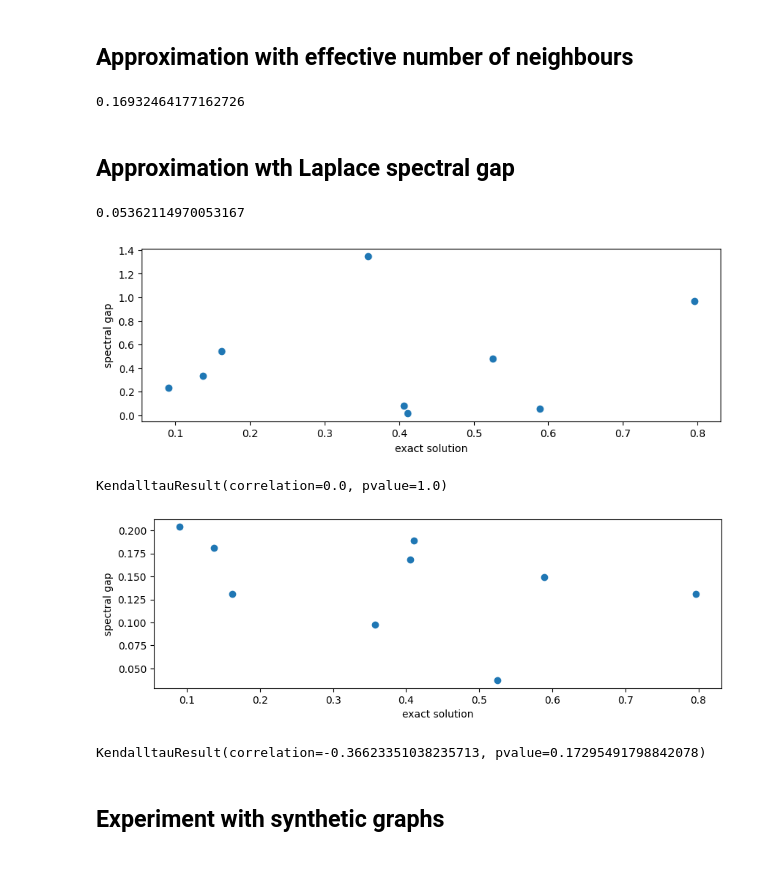
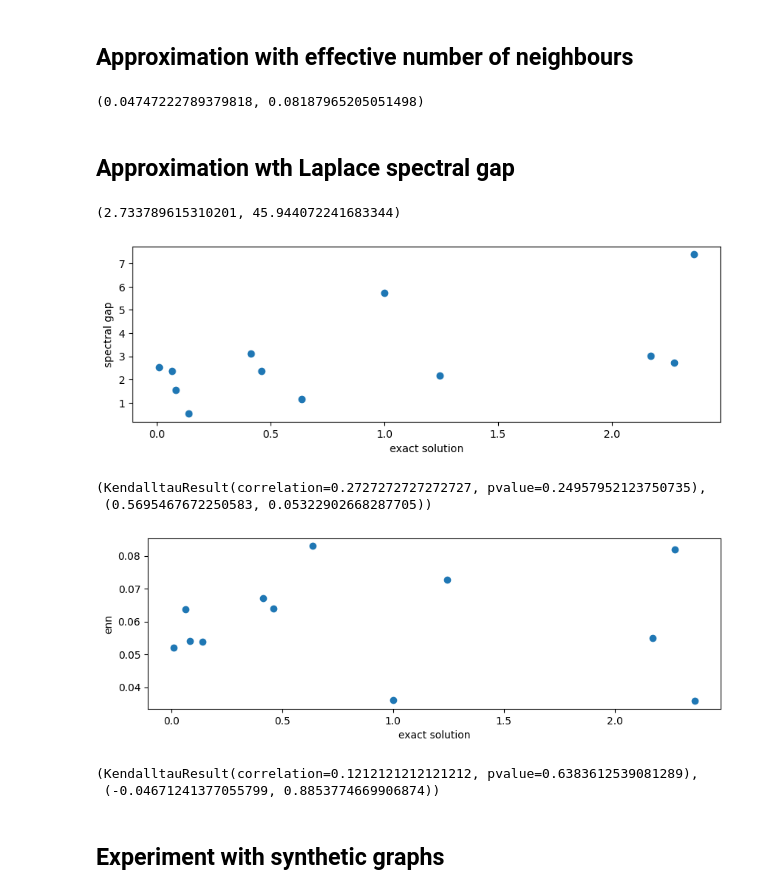
Before and after one commit to Konstantin-Iakovlev/Transport_flows, a Jupyter notebook: MCFP.ipynb, the cells around one changed output. Saved outputs shown, nothing was run; the diff lists cells and outputs as text; code cells hidden in the pictures; blank space fills up the shorter version.

Commit message:
Implemented SNDlib experiments

```diff
--- a/MCFP.ipynb
+++ b/MCFP.ipynb
@@ -178,9 +222,9 @@ def enn_approx(graph, gamma):
     n_w /= np.sum(e_vals ** 2 / (1 - gamma * e_vals ** 2)) / W.shape[0]
     return n_w
 
-enn_approx(graph, 0.001)
+enn_approx(graph, 0.01), enn_approx(graph, 0.001)
 # %% [output]
-0.16932464177162726
+(0.04747222789379818, 0.08187965205051498)
 # %% [markdown]
 ## Approximation wth Laplace spectral gap
 # %%
@@ -191,14 +235,15 @@ def spectral_gap_approx(graph):
     for i, d in enumerate(degrees):
         Deg[i, i] = d
     L = Deg - W
-    e_vals, _ = eigen.eigsh(W, k=2)
+    e_vals, _ = eigen.eigsh(W, k=W.shape[0] - 1)
     l1, l2 = np.sort(e_vals)[-2:]
-    return l2 - l1#, e_vals.max() / e_vals[e_vals > 0].min()
+    return l2 - l1, e_vals.max() / e_vals[e_vals > 0].min()
 
 spectral_gap_approx(graph)
 # %% [output]
-0.05362114970053167
+(2.733789615310201, 45.944072241683344)
 # %%
+# transport flows
 results = {
     'Barcelona': {'solution': 0.796, 'enn_1e-2': 0.131, 'enn_1e-3': 0.162, 'spec_gap': 0.971},
     'Winnipeg': {'solution': 0.358, 'enn_1e-2': 0.098, 'enn_1e-3': 0.123, 'spec_gap': 1.347},
@@ -211,32 +256,50 @@ results = {
     # 'Hessen': {'solution': 1.115, 'enn': 0, 'spec_gap': 0.227}, # enn is slow
     'Terassa': {'solution': 0.589, 'enn_1e-2': 0.149, 'enn_1e-3': 0.169, 'spec_gap': 0.053},
 }
+
+# sndlib
+results = {
+'newyork': {'solution': 0.999, 'spec_gap': 5.72, 'spec_gap_ratio': 21.93, 'enn_1e-2': 0.124, 'enn_1e-3': 0.036},
+'atlanta': {'solution': 0.636, 'spec_gap': 1.16, 'spec_gap_ratio': 3.52, 'enn_1e-2': 0.066, 'enn_1e-3': 0.083},
+'france': {'solution': 0.414, 'spec_gap': 3.128, 'spec_gap_ratio': 13.99, 'enn_1e-2': 0.022, 'enn_1e-3': 0.067},
+'giul39': {'solution': 0.081, 'spec_gap': 1.545, 'spec_gap_ratio': 14.51, 'enn_1e-2': 0.000, 'enn_1e-3': 0.054},
+'india35': {'solution': 0.010, 'spec_gap': 2.528, 'spec_gap_ratio': 68.51, 'enn_1e-2': 0.105, 'enn_1e-3': 0.052},
+'norway': {'solution': 0.064, 'spec_gap': 2.373, 'spec_gap_ratio': 17.63, 'enn_1e-2': 0.0284, 'enn_1e-3': 0.06372},
+'pdh': {'solution': 2.361, 'spec_gap': 7.39, 'spec_gap_ratio': 8.72, 'enn_1e-2': -0.096, 'enn_1e-3': 0.0358},
+'pioro40': {'solution': 0.139, 'spec_gap': 0.533, 'spec_gap_ratio': 20.10, 'enn_1e-2': 0.025, 'enn_1e-3': 0.0538},
+'sun': {'solution': 0.46, 'spec_gap': 2.37, 'spec_gap_ratio': 17.63, 'enn_1e-2': 0.028, 'enn_1e-3': 0.064},
+'ta1': {'solution': 2.172, 'spec_gap': 3.033, 'spec_gap_ratio': 19.059, 'enn_1e-2': -0.059, 'enn_1e-3': 0.055},
+'ta2': {'solution': 1.243, 'spec_gap': 2.176, 'spec_gap_ratio': 46.34, 'enn_1e-2': 0.0296, 'enn_1e-3': 0.0727},
+'zib54': {'solution': 2.273, 'spec_gap': 2.733, 'spec_gap_ratio': 45.94, 'enn_1e-2': 0.047, 'enn_1e-3': 0.082},
+}
 # %%
 plt.figure(figsize=(10, 3))
 sol = [r['solution'] for r in results.values()]
 spec = [r['spec_gap'] for r in results.values()]
 plt.scatter(sol, spec)
 plt.xlabel('exact solution')
 plt.ylabel('spectral gap')
 
 plt.show()
-kendalltau(sol, spec)
+kendalltau(sol, spec), pearsonr(sol, spec)
 # %% [output]
-[figure, old version]
+[figure, new version]
-KendalltauResult(correlation=0.0, pvalue=1.0)
+(KendalltauResult(correlation=0.2727272727272727, pvalue=0.24957952123750735),
+ (0.5695467672250583, 0.05322902668287705))
 # %%
 plt.figure(figsize=(10, 3))
 sol = [r['solution'] for r in results.values()]
-enn = [r['enn_1e-2'] for r in results.values()]
+enn = [r['enn_1e-3'] for r in results.values()]
 plt.scatter(sol, enn)
 plt.xlabel('exact solution')
-plt.ylabel('spectral gap')
+plt.ylabel('enn')
 
 plt.show()
-kendalltau(sol, enn)
+kendalltau(sol, enn), pearsonr(sol, enn)
 # %% [output]
-[figure, old version]
+[figure, new version]
-KendalltauResult(correlation=-0.36623351038235713, pvalue=0.17295491798842078)
+(KendalltauResult(correlation=0.1212121212121212, pvalue=0.6383612539081289),
+ (-0.04671241377055799, 0.8853774669906874))
 # %% [markdown]
 ## Experiment with synthetic graphs
 # %%
```
Also changed, not shown: parts of 4 cells of this notebook.
